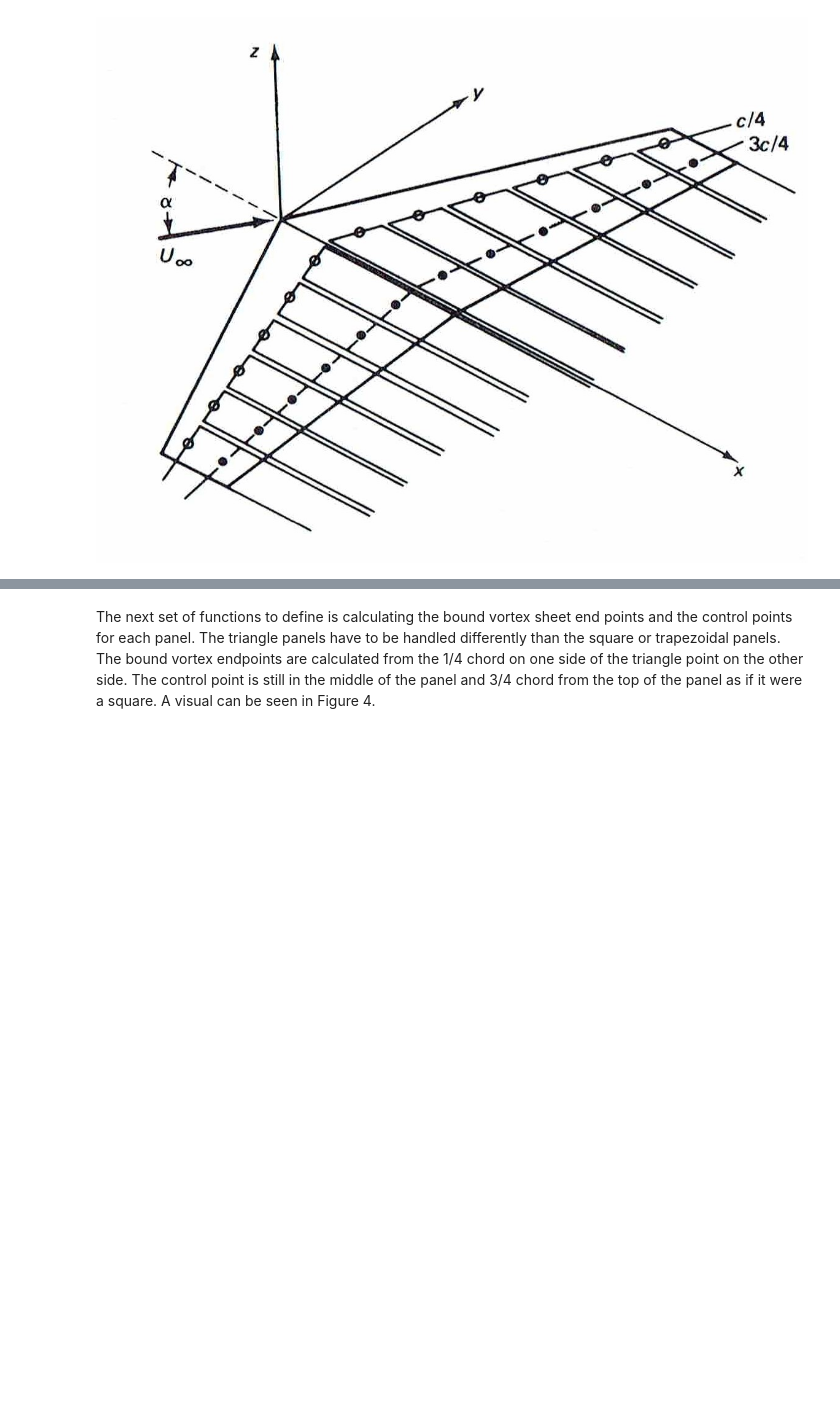
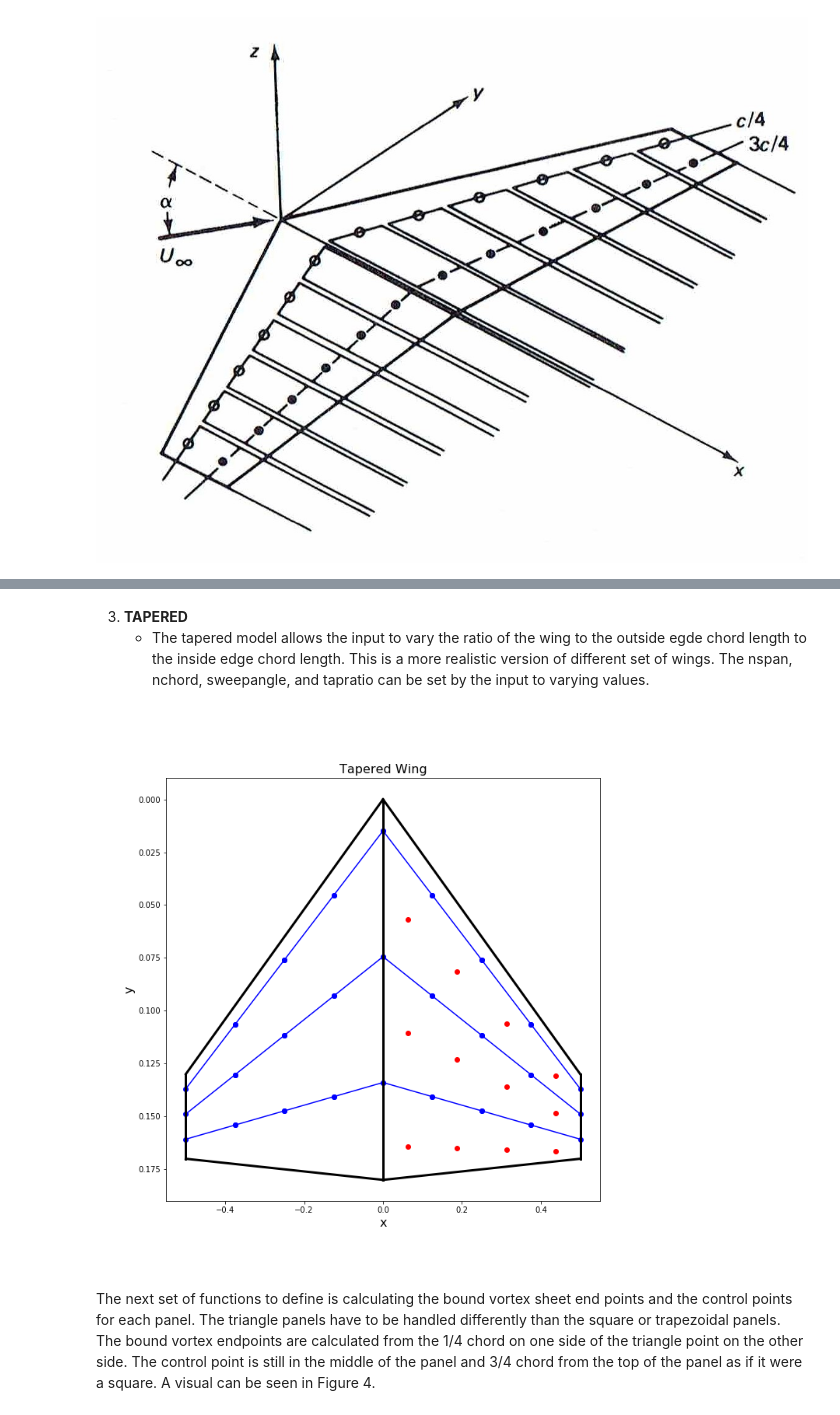
Before and after one commit to barbagroup/AeroPython-studentprojects2017, a Jupyter notebook: jennakosborn/Osborn_Project2017.ipynb, the cells around one changed output, grey strips where cells are left out. Cells and saved outputs as stored; diff of their text form; code cells hidden in the pictures; blank space fills up the shorter version.

```diff
--- a/jennakosborn/Osborn_Project2017.ipynb
+++ b/jennakosborn/Osborn_Project2017.ipynb
@@ -220,3 +236,10 @@ def panel_coordinates(AR, nchord, nspan, sweepangle, tapratio, Type):
+# %% [markdown]
+3. **TAPERED**
+    - The tapered model allows the input to vary the ratio of the wing to the outside egde chord length to the inside edge chord length. This is a more realistic version of different set of wings. The nspan, nchord, sweepangle, and tapratio can be set by the input to varying values.
+# %%
+Image('./Resources/Tapered.png')
+# %% [output]
+[figure, added]
 # %% [markdown]
 The next set of functions to define is calculating the bound vortex sheet end points and the control points for each panel. The triangle panels have to be handled differently than the square or trapezoidal panels. The bound vortex endpoints are calculated from the 1/4 chord on one side of the triangle point on the other side. The control point is still in the middle of the panel and 3/4 chord from the top of the panel as if it were a square. A visual can be seen in Figure 4.
 # %%
```
Also changed, not shown: parts of 22 cells of this notebook, 3 other files.
